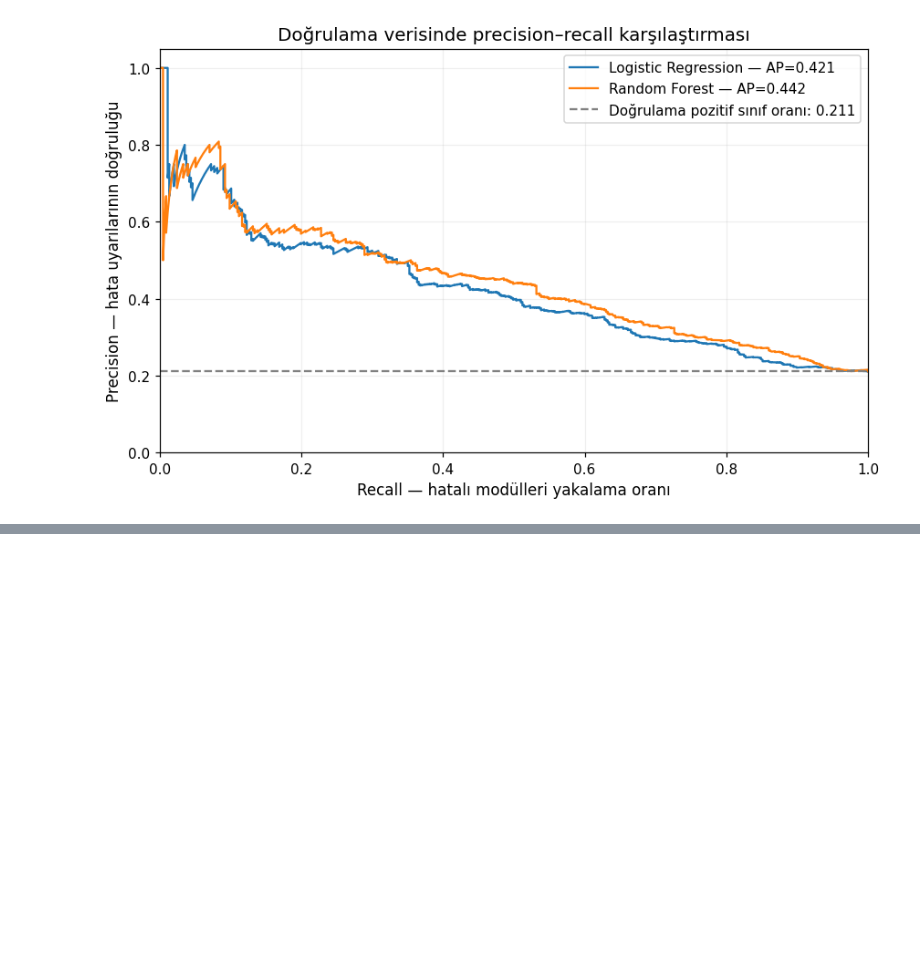
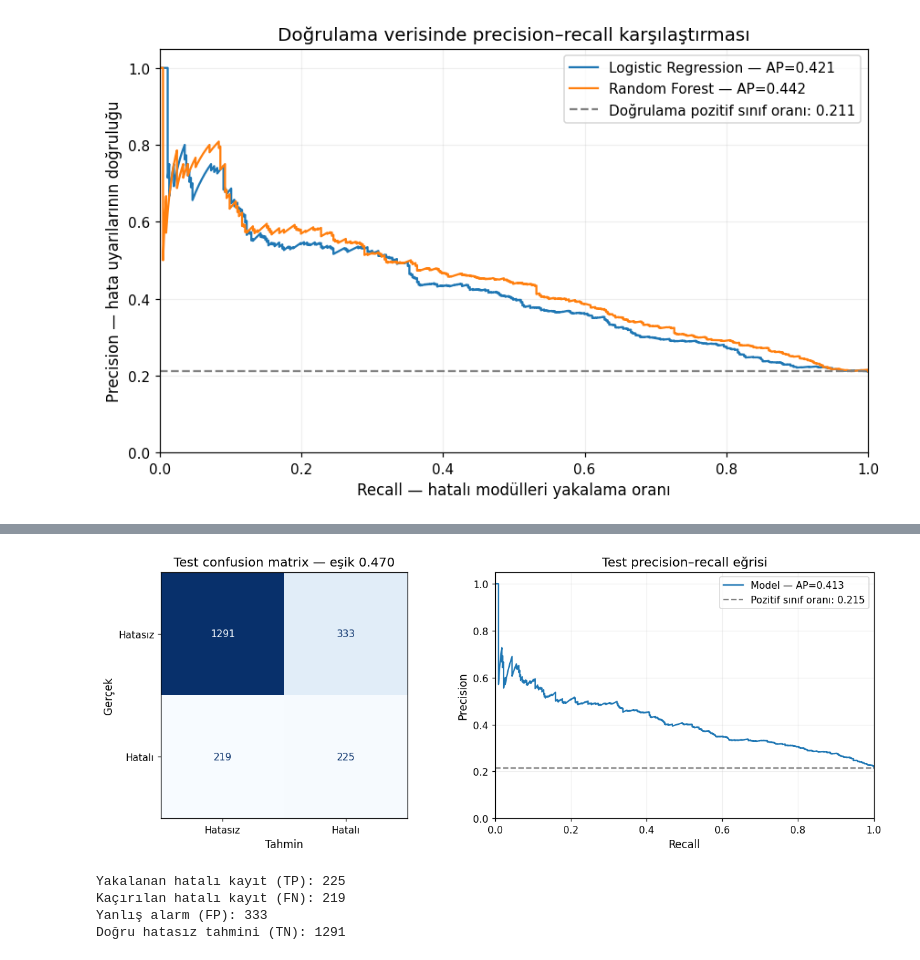
Before and after one commit to damlakaraman/yazilim-hata-riski, a Jupyter notebook: Yazilim_Hata_Riski.ipynb, the cells around one changed output, grey strips where cells are left out. Cells and saved outputs as stored; diff of their text form; code cells hidden in the pictures; blank space fills up the shorter version.

```diff
--- a/Yazilim_Hata_Riski.ipynb
+++ b/Yazilim_Hata_Riski.ipynb
@@ -1192,0 +1652,63 @@ grafik_kaydet(fig, "05_dogrulama_precision_recall.png")
+# %%
+fig, eksenler = plt.subplots(1, 2, figsize=(12, 4.5))
+
+ConfusionMatrixDisplay.from_predictions(
+    y_test,
+    test_tahmini,
+    labels=[0, 1],
+    display_labels=["Hatasız", "Hatalı"],
+    cmap="Blues",
+    colorbar=False,
+    ax=eksenler[0]
+)
+
+eksenler[0].set_title(
+    f"Test confusion matrix — eşik {SECILEN_ESIK:.3f}"
+)
+eksenler[0].set_xlabel("Tahmin")
+eksenler[0].set_ylabel("Gerçek")
+
+test_precision, test_recall, _ = precision_recall_curve(
+    y_test, test_skoru
+)
+
+eksenler[1].plot(
+    test_recall,
+    test_precision,
+    label=f"Model — AP={test_metrikleri['average_precision']:.3f}"
+)
+
+eksenler[1].axhline(
+    y_test.mean(),
+    linestyle="--",
+    color="gray",
+    label=f"Pozitif sınıf oranı: {y_test.mean():.3f}"
+)
+
+eksenler[1].set(
+    xlabel="Recall",
+    ylabel="Precision",
+    title="Test precision–recall eğrisi",
+    xlim=(0, 1),
+    ylim=(0, 1.05)
+)
+
+eksenler[1].legend()
+eksenler[1].grid(alpha=0.2)
+
+grafik_kaydet(fig, "09_nihai_test_degerlendirmesi.png")
+
+tn, fp, fn, tp = confusion_matrix(
+    y_test, test_tahmini, labels=[0, 1]
+).ravel()
+
+print(f"Yakalanan hatalı kayıt (TP): {tp}")
+print(f"Kaçırılan hatalı kayıt (FN): {fn}")
+print(f"Yanlış alarm (FP): {fp}")
+print(f"Doğru hatasız tahmini (TN): {tn}")
+# %% [output]
+[figure, added]
+Yakalanan hatalı kayıt (TP): 225
+Kaçırılan hatalı kayıt (FN): 219
+Yanlış alarm (FP): 333
+Doğru hatasız tahmini (TN): 1291
```
Also changed, not shown: parts of 14 cells of this notebook.
